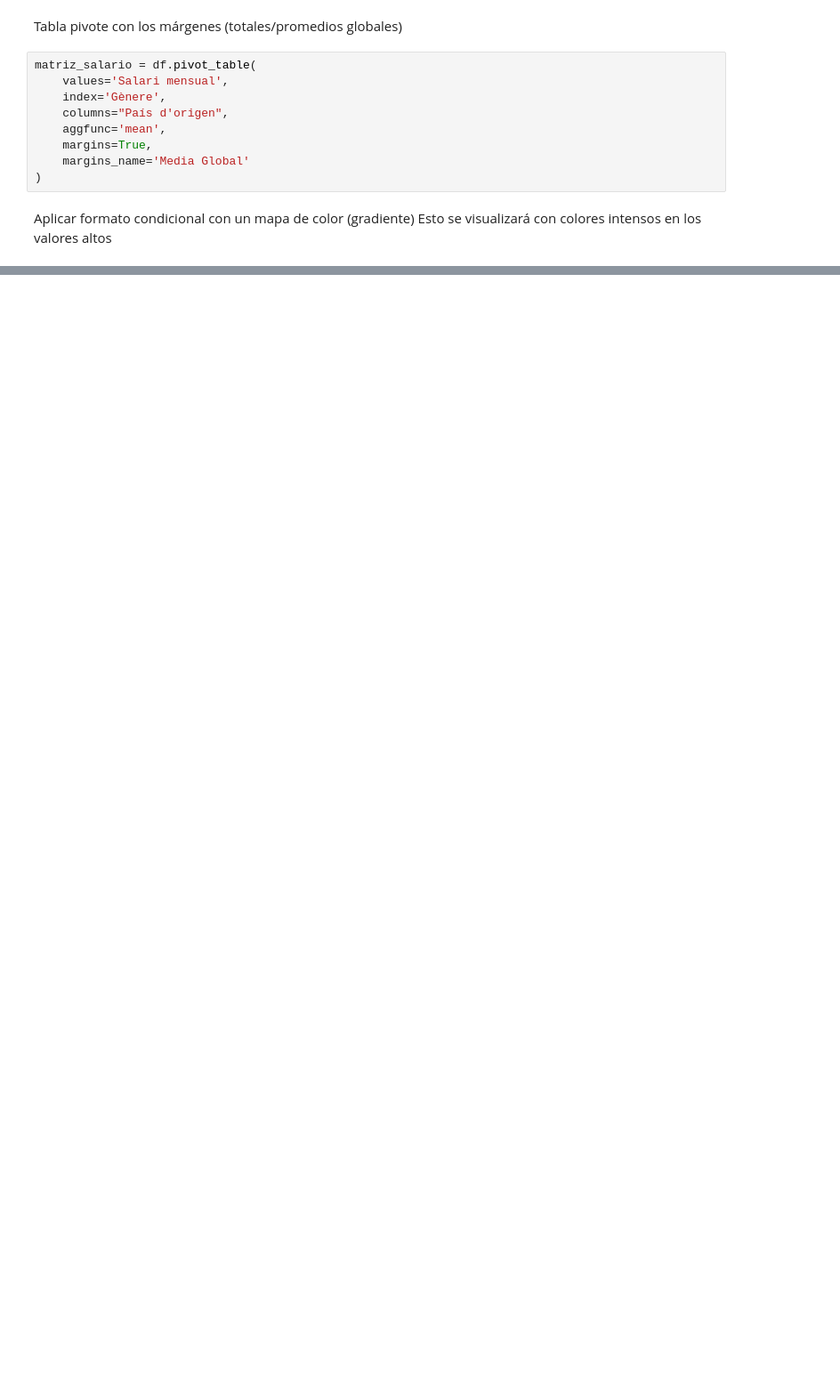
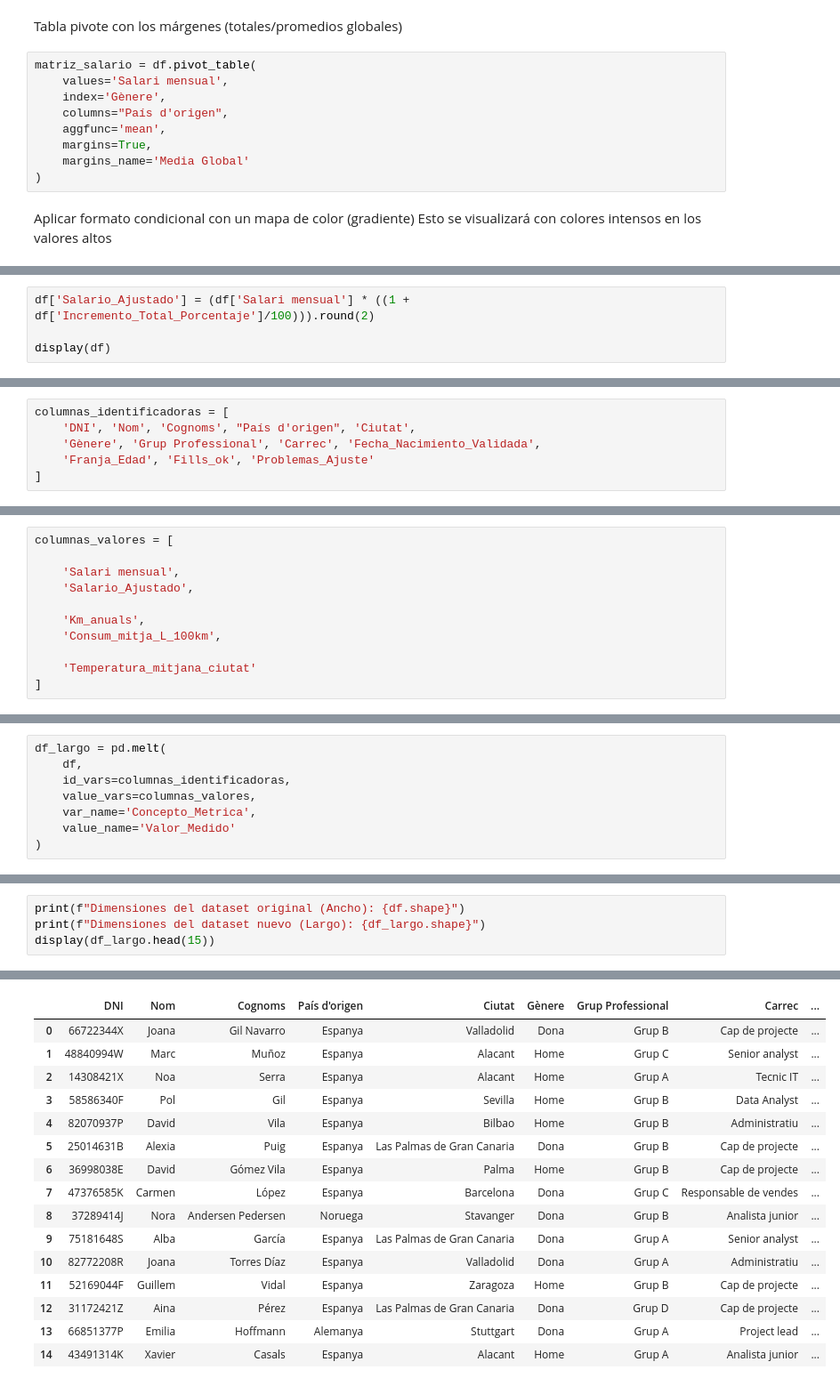
Before and after one commit to osleysorio/itacedemy_repo1_osley, a Jupyter notebook: sprint 8/sprint 8 ok.ipynb, the cells around one changed output, grey strips where cells are left out. Shown at 89% size. Drawn from its saved outputs; the diff is of its cells as text; blank space fills up the shorter version.

```diff
--- a/sprint 8/sprint 8 ok.ipynb
+++ b/sprint 8/sprint 8 ok.ipynb
@@ -535,0 +846,4 @@ matriz_estilizada
+# %%
+df['Salario_Ajustado'] = (df['Salari mensual'] * ((1 + df['Incremento_Total_Porcentaje']/100))).round(2)
+
+display(df)
@@ -535,0 +895,6 @@ matriz_estilizada
+# %%
+columnas_identificadoras = [
+    'DNI', 'Nom', 'Cognoms', "País d'origen", 'Ciutat',
+    'Gènere', 'Grup Professional', 'Carrec', 'Fecha_Nacimiento_Validada',
+    'Franja_Edad', 'Fills_ok', 'Problemas_Ajuste'
+]
@@ -535,0 +906,11 @@ matriz_estilizada
+# %%
+columnas_valores = [
+
+    'Salari mensual',
+    'Salario_Ajustado',
+
+    'Km_anuals',
+    'Consum_mitja_L_100km',
+
+    'Temperatura_mitjana_ciutat'
+]
@@ -535,0 +921,8 @@ matriz_estilizada
+# %%
+df_largo = pd.melt(
+    df,
+    id_vars=columnas_identificadoras,
+    value_vars=columnas_valores,
+    var_name='Concepto_Metrica',
+    value_name='Valor_Medido'
+)
@@ -535,0 +931,5 @@ matriz_estilizada
+# %%
+print(f"Dimensiones del dataset original (Ancho): {df.shape}")
+print(f"Dimensiones del dataset nuevo (Largo): {df_largo.shape}")
+display(df_largo.head(15))
+# %% [output]
@@ -535,0 +938,16 @@ matriz_estilizada
+|  | DNI | Nom | Cognoms | País d'origen | Ciutat | Gènere | Grup Professional | Carrec | ... |
+| 0 | 66722344X | Joana | Gil Navarro | Espanya | Valladolid | Dona | Grup B | Cap de projecte | ... |
+| 1 | 48840994W | Marc | Muñoz | Espanya | Alacant | Home | Grup C | Senior analyst | ... |
+| 2 | 14308421X | Noa | Serra | Espanya | Alacant | Home | Grup A | Tecnic IT | ... |
+| 3 | 58586340F | Pol | Gil | Espanya | Sevilla | Home | Grup B | Data Analyst | ... |
+| 4 | 82070937P | David | Vila | Espanya | Bilbao | Home | Grup B | Administratiu | ... |
+| 5 | 25014631B | Alexia | Puig | Espanya | Las Palmas de Gran Canaria | Dona | Grup B | Cap de projecte | ... |
+| 6 | 36998038E | David | Gómez Vila | Espanya | Palma | Home | Grup B | Cap de projecte | ... |
+| 7 | 47376585K | Carmen | López | Espanya | Barcelona | Dona | Grup C | Responsable de vendes | ... |
+| 8 | 37289414J | Nora | Andersen Pedersen | Noruega | Stavanger | Dona | Grup B | Analista junior | ... |
+| 9 | 75181648S | Alba | García | Espanya | Las Palmas de Gran Canaria | Dona | Grup A | Senior analyst | ... |
+| 10 | 82772208R | Joana | Torres Díaz | Espanya | Valladolid | Dona | Grup A | Administratiu | ... |
+| 11 | 52169044F | Guillem | Vidal | Espanya | Zaragoza | Home | Grup B | Cap de projecte | ... |
+| 12 | 31172421Z | Aina | Pérez | Espanya | Las Palmas de Gran Canaria | Dona | Grup D | Cap de projecte | ... |
+| 13 | 66851377P | Emilia | Hoffmann | Alemanya | Stuttgart | Dona | Grup A | Project lead | ... |
+| 14 | 43491314K | Xavier | Casals | Espanya | Alacant | Home | Grup A | Analista junior | ... |
```
Also changed, not shown: parts of 131 cells of this notebook.
